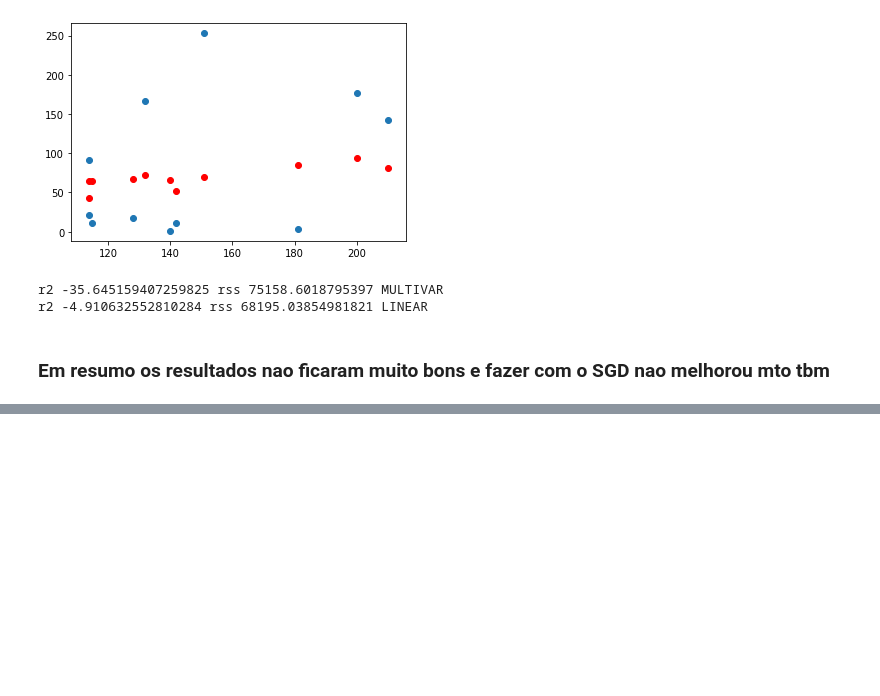
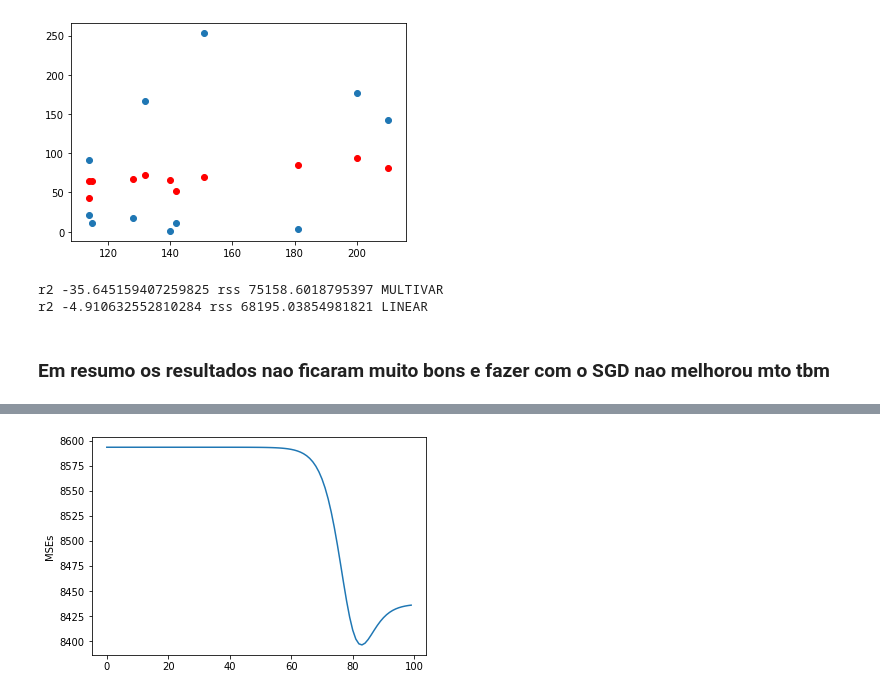
Before and after one commit to advinstai/Aprendizagem-estatistica-regressao, a Jupyter notebook: Exercicio-regressao/Bosch regressao - Leticia.ipynb, the cells around one changed output, grey strips where cells are left out. Cells and saved outputs as stored; diff of their text form; code cells hidden in the pictures; blank space fills up the shorter version.

```diff
--- a/Exercicio-regressao/Bosch regressao - Leticia.ipynb
+++ b/Exercicio-regressao/Bosch regressao - Leticia.ipynb
@@ -347,0 +398,7 @@ r2 -4.910632552810284 rss 68195.03854981821 LINEAR
+# %%
+plt.plot(MSEs)
+plt.ylabel('MSEs')
+
+plt.show()
+# %% [output]
+[figure, added]
```
Also changed, not shown: parts of 19 cells of this notebook.
